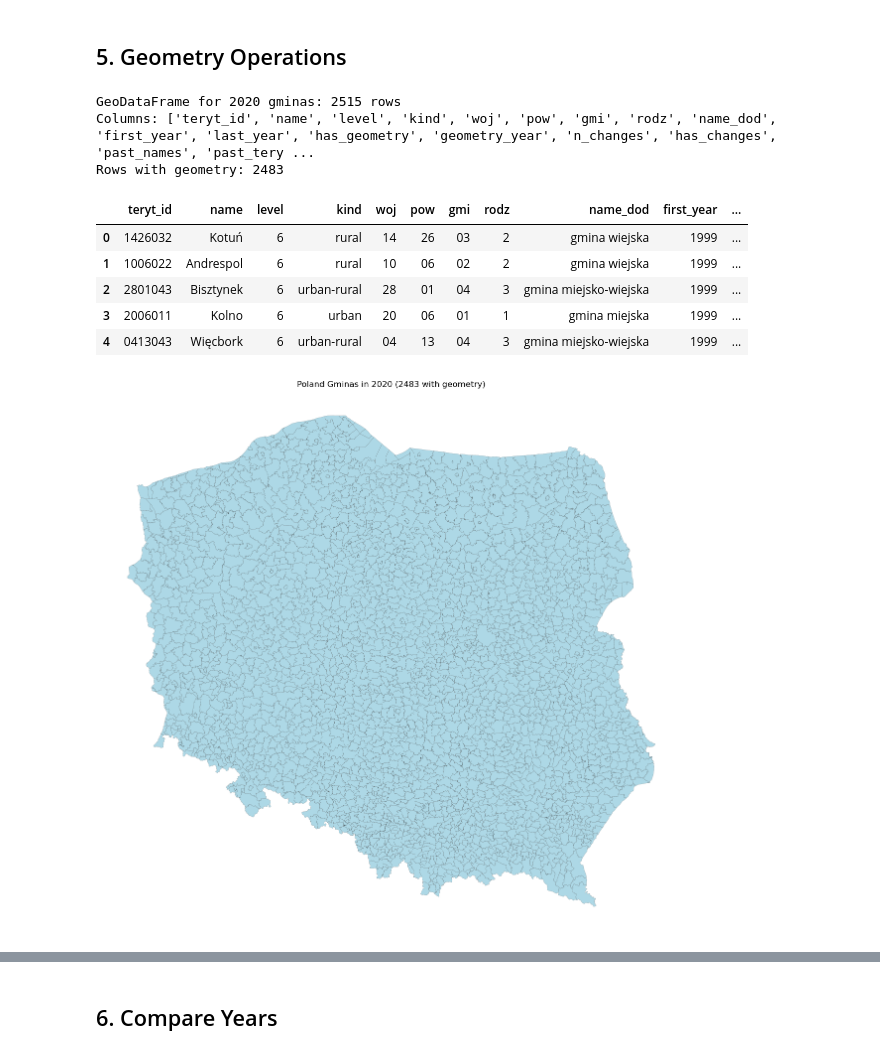
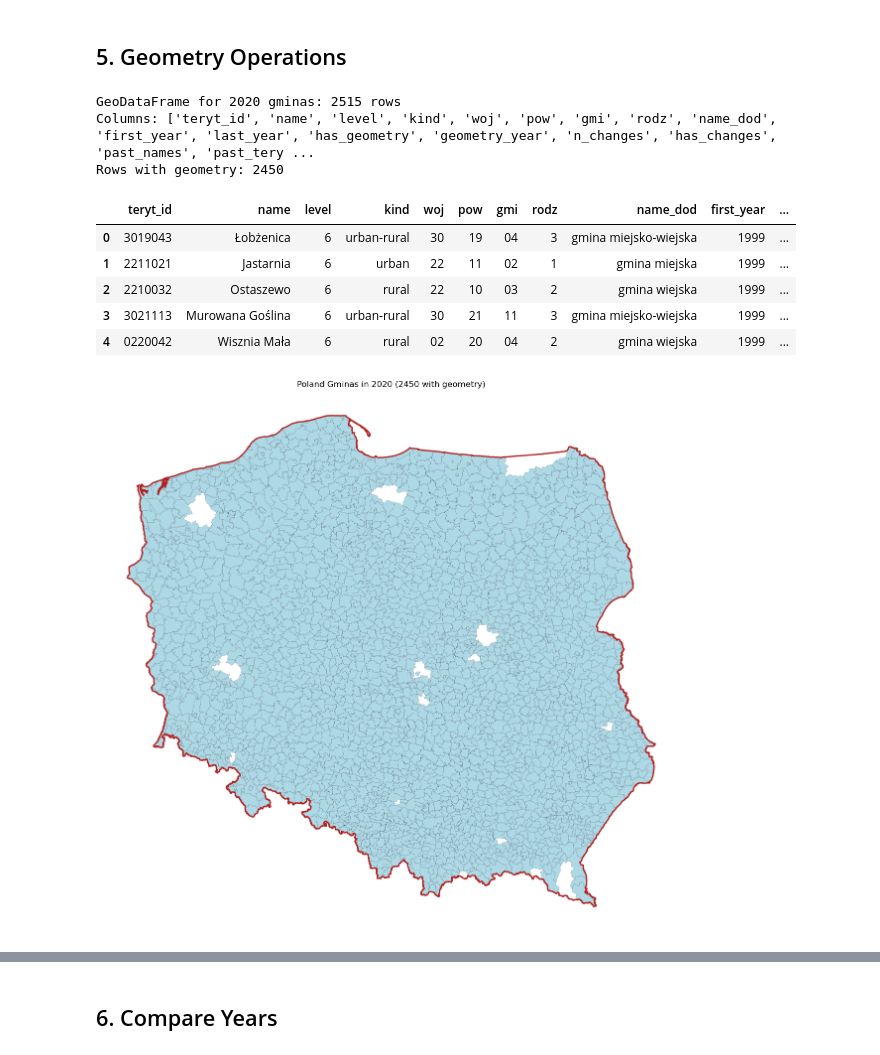
Before and after one commit to jendrkk/LRDWI-Paper, a Jupyter notebook: Code/analysis/GUS01C_database.ipynb, the cells around one changed output, grey strips where cells are left out. Drawn from its saved outputs; the diff is of its cells as text; code cells hidden in the pictures.

```diff
--- a/Code/analysis/GUS01C_database.ipynb
+++ b/Code/analysis/GUS01C_database.ipynb
@@ -294,0 +301,5 @@ Loading geometries into database (v3.0)...
+# %%
+# Check point:
+# Load the complete database (built and saved in GUS01C)
+complete_db_path = geospatial_root / 'geoteryt_complete.pkl'
+db = gtdb.load_complete_database(complete_db_path)
@@ -334,7 +351,8 @@ df
 ## 5. Geometry Operations
 # %%
 # Convert to GeoDataFrame for a specific year
-gdf_2020 = db.to_geodataframe(year=2017, level=6, exclude_subdivisions=True)
+gdf_2020 = db.to_geodataframe(year=1999, level=6, exclude_subdivisions=True)
+gdf_PL = db.get_poland_boundary()
 
 print(f"GeoDataFrame for 2020 gminas: {len(gdf_2020)} rows")
 print(f"Columns: {list(gdf_2020.columns)}")
@@ -344,24 +362,25 @@ gdf_2020.head()
 # %% [output]
 GeoDataFrame for 2020 gminas: 2515 rows
 Columns: ['teryt_id', 'name', 'level', 'kind', 'woj', 'pow', 'gmi', 'rodz', 'name_dod', 'first_year', 'last_year', 'has_geometry', 'geometry_year', 'n_changes', 'has_changes', 'past_names', 'past_tery ...
-Rows with geometry: 2483
+Rows with geometry: 2450
 |  | teryt_id | name | level | kind | woj | pow | gmi | rodz | name_dod | first_year | ... |
-| 0 | 1426032 | Kotuń | 6 | rural | 14 | 26 | 03 | 2 | gmina wiejska | 1999 | ... |
-| 1 | 1006022 | Andrespol | 6 | rural | 10 | 06 | 02 | 2 | gmina wiejska | 1999 | ... |
-| 2 | 2801043 | Bisztynek | 6 | urban-rural | 28 | 01 | 04 | 3 | gmina miejsko-wiejska | 1999 | ... |
-| 3 | 2006011 | Kolno | 6 | urban | 20 | 06 | 01 | 1 | gmina miejska | 1999 | ... |
-| 4 | 0413043 | Więcbork | 6 | urban-rural | 04 | 13 | 04 | 3 | gmina miejsko-wiejska | 1999 | ... |
+| 0 | 3019043 | Łobżenica | 6 | urban-rural | 30 | 19 | 04 | 3 | gmina miejsko-wiejska | 1999 | ... |
+| 1 | 2211021 | Jastarnia | 6 | urban | 22 | 11 | 02 | 1 | gmina miejska | 1999 | ... |
+| 2 | 2210032 | Ostaszewo | 6 | rural | 22 | 10 | 03 | 2 | gmina wiejska | 1999 | ... |
+| 3 | 3021113 | Murowana Goślina | 6 | urban-rural | 30 | 21 | 11 | 3 | gmina miejsko-wiejska | 1999 | ... |
+| 4 | 0220042 | Wisznia Mała | 6 | rural | 02 | 20 | 04 | 2 | gmina wiejska | 1999 | ... |
 # %%
 # Plot gminas with geometry
 fig, ax = plt.subplots(1, 1, figsize=(12, 12))
 gdf_valid = gdf_2020[gdf_2020.geometry.notna()]
 gdf_valid.plot(ax=ax, edgecolor='black', linewidth=0.1, facecolor='lightblue')
+gdf_PL.boundary.plot(ax=ax, edgecolor='firebrick', linewidth=2)
 ax.set_title(f'Poland Gminas in 2020 ({len(gdf_valid)} with geometry)')
 ax.set_axis_off()
 plt.tight_layout()
 plt.show()
 # %% [output]
-[figure, old version]
+[figure, new version]
 # %%
 # Merge to voivodeship level
 voivodeships_2020 = db.merge_to_level(year=2020, target_level=2)
```
Also changed, not shown: parts of 11 cells of this notebook, 6 other files.
